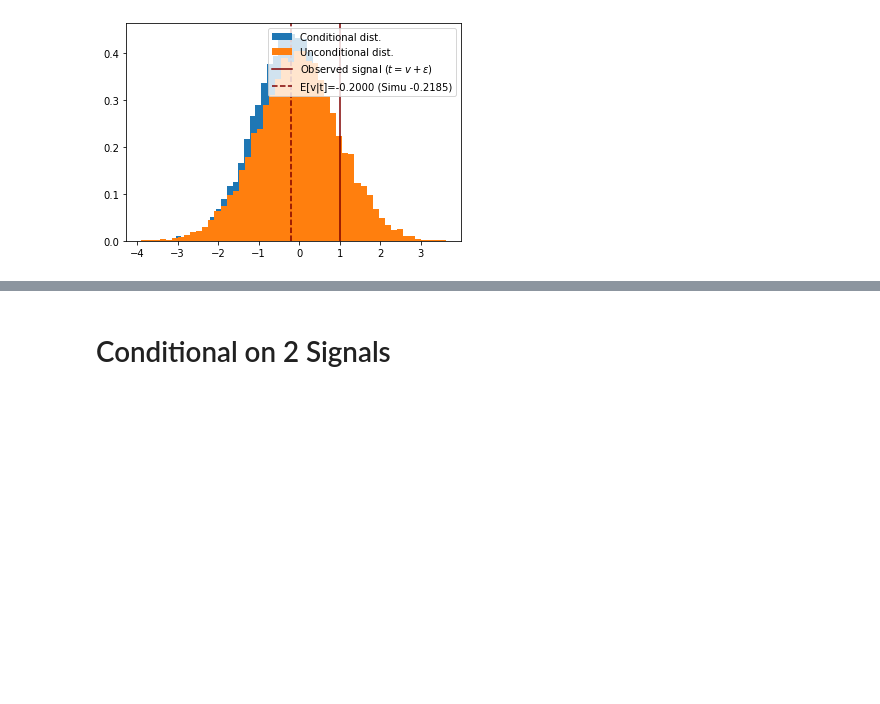
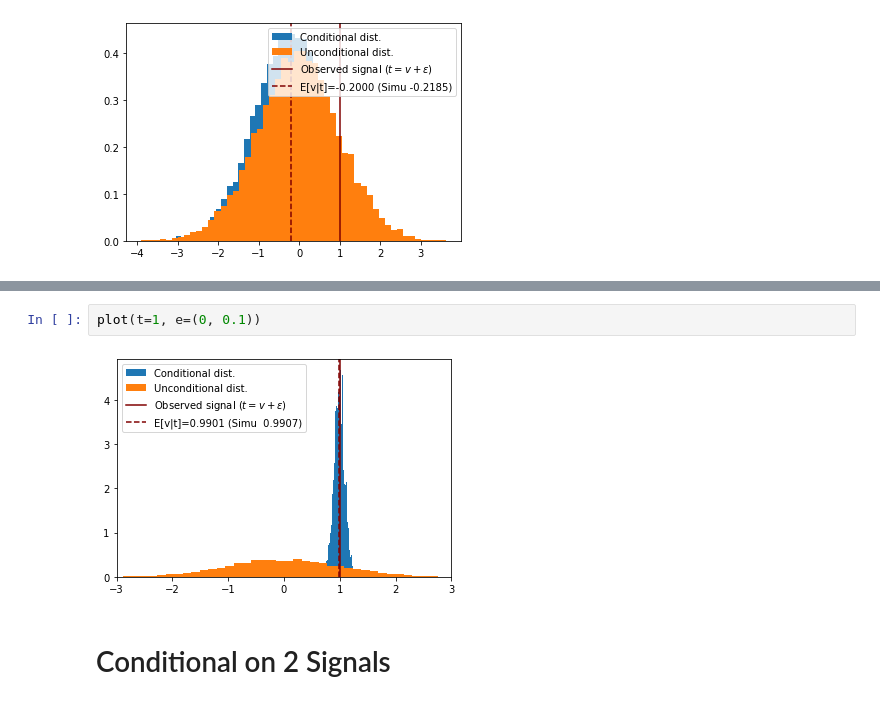
Before and after one commit to Wenzhi-Ding/coding_notes, a Jupyter notebook: 30_Other_Source/M220325-conditional-distribution.ipynb, the cells around one changed output, grey strips where cells are left out. Drawn from its saved outputs; the diff is of its cells as text; blank space fills up the shorter version.

```diff
--- a/30_Other_Source/M220325-conditional-distribution.ipynb
+++ b/30_Other_Source/M220325-conditional-distribution.ipynb
@@ -103,3 +131,7 @@ plot(t=1, v=(0, 1), e=(2, 2))  # When noise persistently enlarge the signal, the
+# %%
+plot(t=1, e=(0, 0.1))
+# %% [output]
+[figure, added]
 # %% [markdown]
 # Conditional on 2 Signals
 # %%
```
Also changed, not shown: parts of 9 cells of this notebook.
